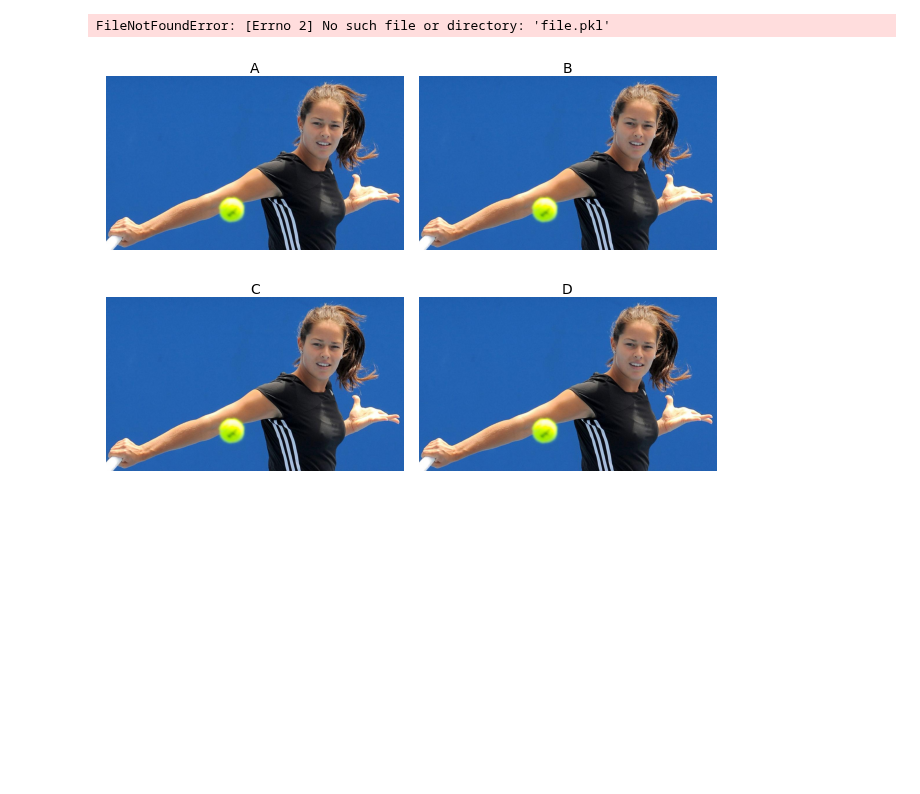
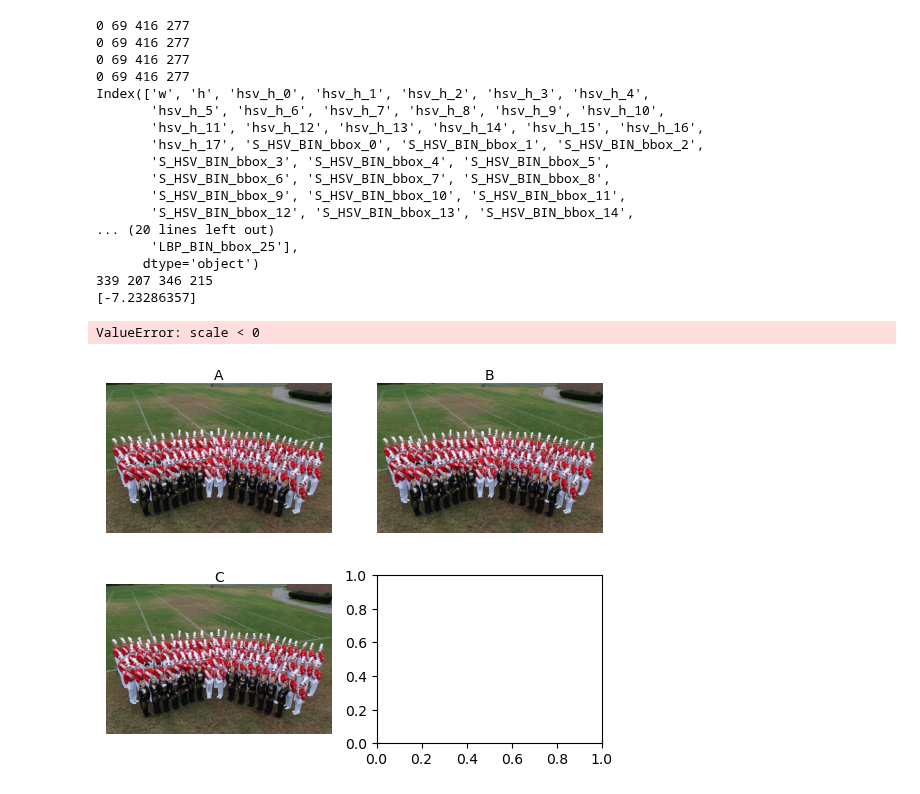
Before and after one commit to JanjanC/FGSM-for-Face-Detectors, a Jupyter notebook: MOS Image Generation.ipynb, the cells around one changed output. Saved outputs shown, nothing was run; the diff lists cells and outputs as text; code cells hidden in the pictures; blank space fills up the shorter version.

```diff
--- a/MOS Image Generation.ipynb
+++ b/MOS Image Generation.ipynb
@@ -38,9 +111,3 @@ def generate_fgsm(img_path, model, face_index):
     create_mask(img_path)
     image = pipeline(img_path, model, 'HSV', 0, 1, face_index)
     return image
-# %%
-import joblib
-gaussian_model = joblib.load("file.pkl")
-fgsm_model = joblib.load("file.pkl")
-# %% [output]
-FileNotFoundError: [Errno 2] No such file or directory: 'file.pkl'
@@ -51,39 +154,81 @@ order = ['image', 'fgsm_model', 'fgsm_naive', 'gaussian']
+# %%
+def crop_padding_coordinates(image):
+    # Find the non-zero pixels in the image
+    non_zero_pixels = cv2.findNonZero(cv2.cvtColor(image, cv2.COLOR_BGR2GRAY))
+
+    # Get the bounding rectangle
+    x, y, w, h = cv2.boundingRect(non_zero_pixels)
+
+    return x, y, w, h
+# %%
+def crop_padding(image, x, y, w, h):
+    # Crop the image using the bounding rectangle
+    cropped_image = image[y:y+h, x:x+w]
+
+    return cropped_image
+# %%
+# import joblib
+gaussian_model = joblib.load("gaussian_mpr.pkl")
+# fgsm_model = joblib.load("file.pkl")
+# %%
+path = r"0_Parade_marchingband_1_141.jpg"
+labels = ["A", "B", "C", "D"]
+order = ['image', 'fgsm_model', 'fgsm_naive', 'gaussian']
 # %%
-path = 'image.jpg'
+series = df[df['filename'] == path]
 
 fig, axs = plt.subplots(2, 2)
 # Iterate over the image paths and display images in subplots
 for i, image_type in enumerate(order):
     # Read the image
     image = plt.imread(path)
-
+    pad_image = resize_image(image, (416, 416), 0)
+    x, y, w, h = crop_padding_coordinates(pad_image)
+    print(x, y, w, h)
     row = i // 2
     col = i % 2
 
-#     if (image_type == 'image'):
-#         image = image
+    if (image_type == 'image'):
+        result_image = crop_padding(pad_image, x, y, w, h)
 #     elif (image_type == 'fgsm_model'):
 #         image = generate_fgsm(img_path, model, face_index)
 #     elif (image_type == 'fgsm_naive'):
 #         image = generate_naive(fgsm_path, model, face_index)
-#     elif (image_type == 'gaussian'):
-#         image = generate_gaussian(image, sigma)
+    elif (image_type == 'gaussian'):
+        image = generate_gaussian(pad_image, gaussian_model, series)
 #     else:
 #         raise Exception("Invalid Order")
 
     # Display the image in the corresponding subplot
-    axs[row, col].imshow(image)
+    axs[row, col].imshow(result_image)
     axs[row, col].axis("off")  # Optionally turn off axis labels
 
-    # Set the label below the subplot
-    axs[row, col].set_title(labels[i], fontsize=10, pad=2)
+    axs[row, col].set_title(labels[i], fontsize=10, pad=0)
 
 # Adjust the layout and spacing
 plt.tight_layout()
 
 # Show the plot
 plt.show()
 # %% [output]
+0 69 416 277
+0 69 416 277
+0 69 416 277
+0 69 416 277
+Index(['w', 'h', 'hsv_h_0', 'hsv_h_1', 'hsv_h_2', 'hsv_h_3', 'hsv_h_4',
+       'hsv_h_5', 'hsv_h_6', 'hsv_h_7', 'hsv_h_8', 'hsv_h_9', 'hsv_h_10',
+       'hsv_h_11', 'hsv_h_12', 'hsv_h_13', 'hsv_h_14', 'hsv_h_15', 'hsv_h_16',
+       'hsv_h_17', 'S_HSV_BIN_bbox_0', 'S_HSV_BIN_bbox_1', 'S_HSV_BIN_bbox_2',
+       'S_HSV_BIN_bbox_3', 'S_HSV_BIN_bbox_4', 'S_HSV_BIN_bbox_5',
+       'S_HSV_BIN_bbox_6', 'S_HSV_BIN_bbox_7', 'S_HSV_BIN_bbox_8',
+       'S_HSV_BIN_bbox_9', 'S_HSV_BIN_bbox_10', 'S_HSV_BIN_bbox_11',
+       'S_HSV_BIN_bbox_12', 'S_HSV_BIN_bbox_13', 'S_HSV_BIN_bbox_14',
+... (20 lines left out)
+       'LBP_BIN_bbox_25'],
+      dtype='object')
+339 207 346 215
+[-7.23286357]
+ValueError: scale < 0
-[figure, old version]
+[figure, new version]
 # %%
 size_order = ['L', 'S', 'M', 'S', 'L', 'M', 'M', 'S', 'L']
```
Also changed, not shown: parts of 9 cells of this notebook.
